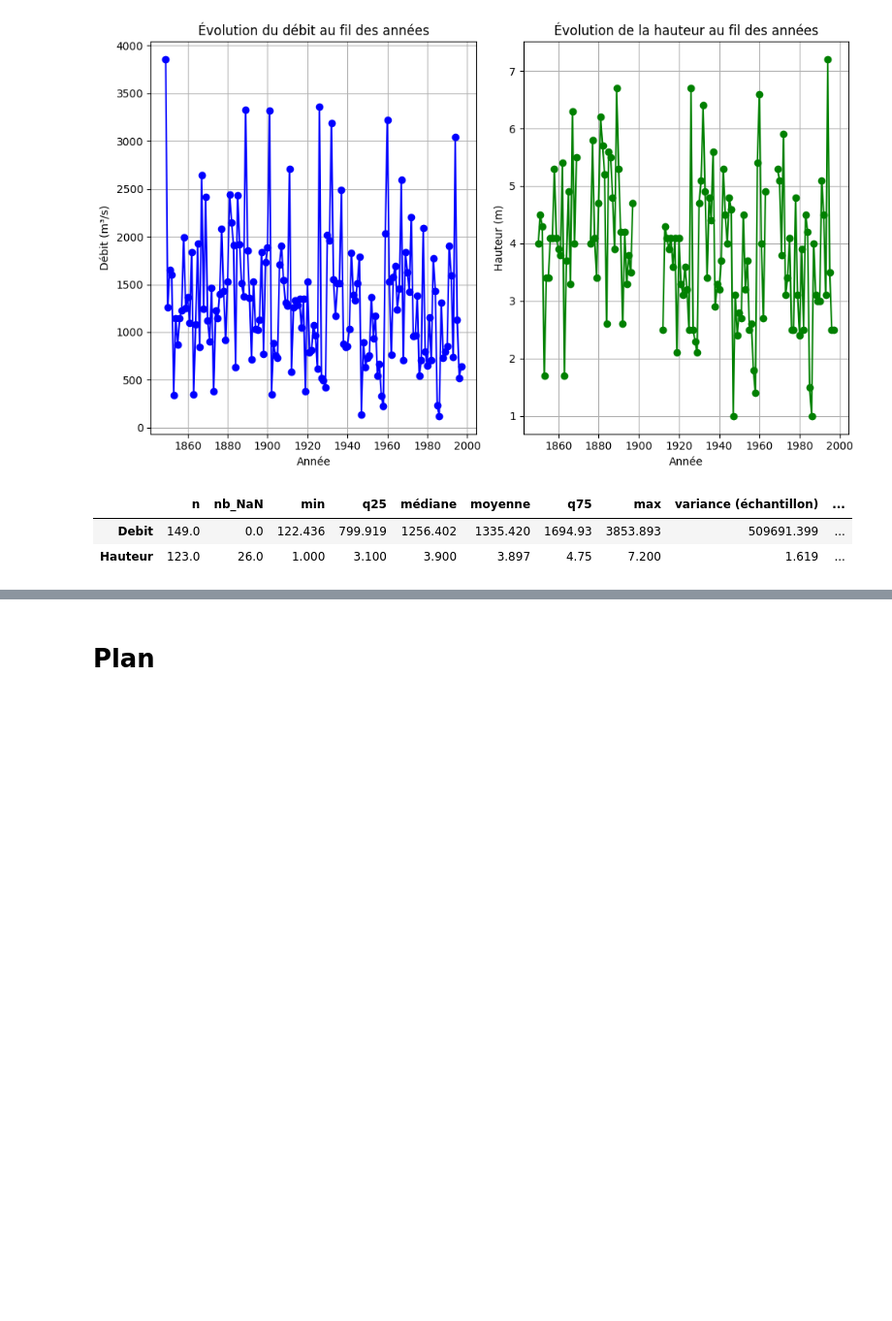
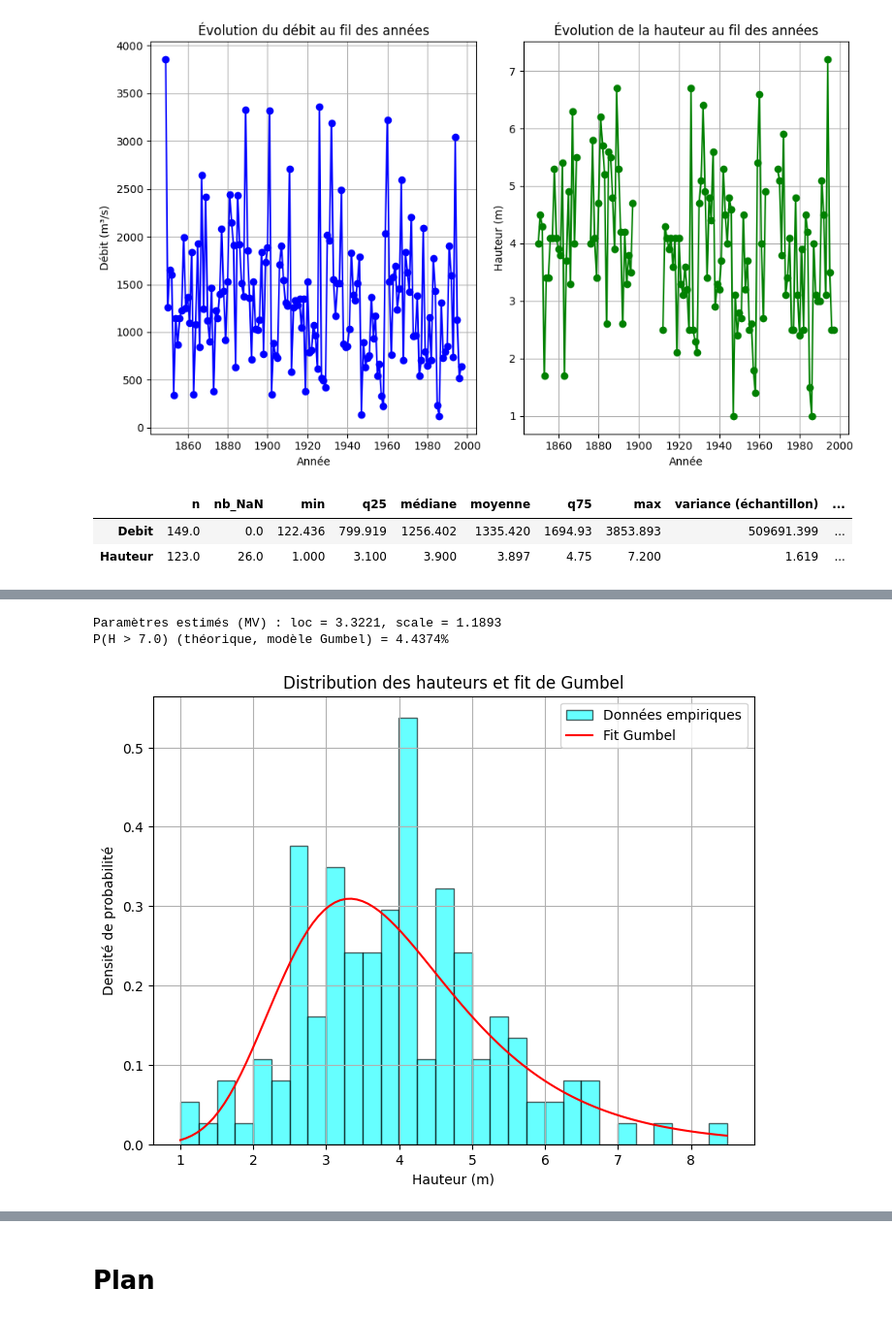
Before and after one commit to ThomasAPRichard/Fiabilite, a Jupyter notebook: Fiabilite_1ereApproche.ipynb, the cells around one changed output, grey strips where cells are left out. Shown at 97% size. Cells and saved outputs as stored; diff of their text form; code cells hidden in the pictures; blank space fills up the shorter version.

```diff
--- a/Fiabilite_1ereApproche.ipynb
+++ b/Fiabilite_1ereApproche.ipynb
@@ -135,0 +181,12 @@ display(df_stats.round(3))
+# %%
+# On remplace les valeurs manquantes de "Hauteur" par les prédictions de la régression linéaire
+df_rivieres["Hauteur_pred"] = LR.predict(df_rivieres[["Debit"]])
+
+df_rivieres["Hauteur_filled"] = df_rivieres["Hauteur"].fillna(df_rivieres["Hauteur_pred"].round(2))
+
+df_rivieres["Hauteur"] = df_rivieres["Hauteur_filled"]
+
+#On enleve les colonnes intermédiaires
+df_rivieres = df_rivieres.drop(columns=["Hauteur_pred", "Hauteur_filled"])
+
+df_rivieres.head()
@@ -139,0 +221,31 @@ Sans autre informations ou contraintes que les relevés Débit+Hauteur, une prem
+# %%
+# --- 1) Fit d'une loi de Gumbel (MV) sur la colonne 'Hauteur' ---
+H = df_rivieres["Hauteur"].values
+
+# scipy.stats.gumbel_r.fit fait un fit par maximum de vraisemblance
+loc_hat, scale_hat = stats.gumbel_r.fit(H)
+
+print(f"Paramètres estimés (MV) : loc = {loc_hat:.4f}, scale = {scale_hat:.4f}")
+
+# (Optionnel) proba de dépassement théorique pour un seuil hd
+hd = 7.0  # exemple, à adapter
+p_theo = 1 - stats.gumbel_r.cdf(hd, loc=loc_hat, scale=scale_hat)
+print(f"P(H > {hd}) (théorique, modèle Gumbel) = {p_theo:.4%}")
+# %% [output]
+Paramètres estimés (MV) : loc = 3.3221, scale = 1.1893
+P(H > 7.0) (théorique, modèle Gumbel) = 4.4374%
+# %%
+# ploter la distribution empirique et le fit de Gumbel
+plt.figure(figsize=(8, 6))
+plt.hist(H, bins=30, density=True, alpha=0.6, color='cyan', edgecolor='black', label='Données empiriques')
+x = np.linspace(H.min(), H.max(), 100)
+pdf_gumbel = stats.gumbel_r.pdf(x, loc=loc_hat, scale=scale_hat)
+plt.plot(x, pdf_gumbel, color='red', label='Fit Gumbel')
+plt.title('Distribution des hauteurs et fit de Gumbel')
+plt.xlabel('Hauteur (m)')
+plt.ylabel('Densité de probabilité')
+plt.legend()
+plt.grid()
+plt.show()
+# %% [output]
+[figure, added]
```
Also changed, not shown: parts of 17 cells of this notebook, 1 other file.
